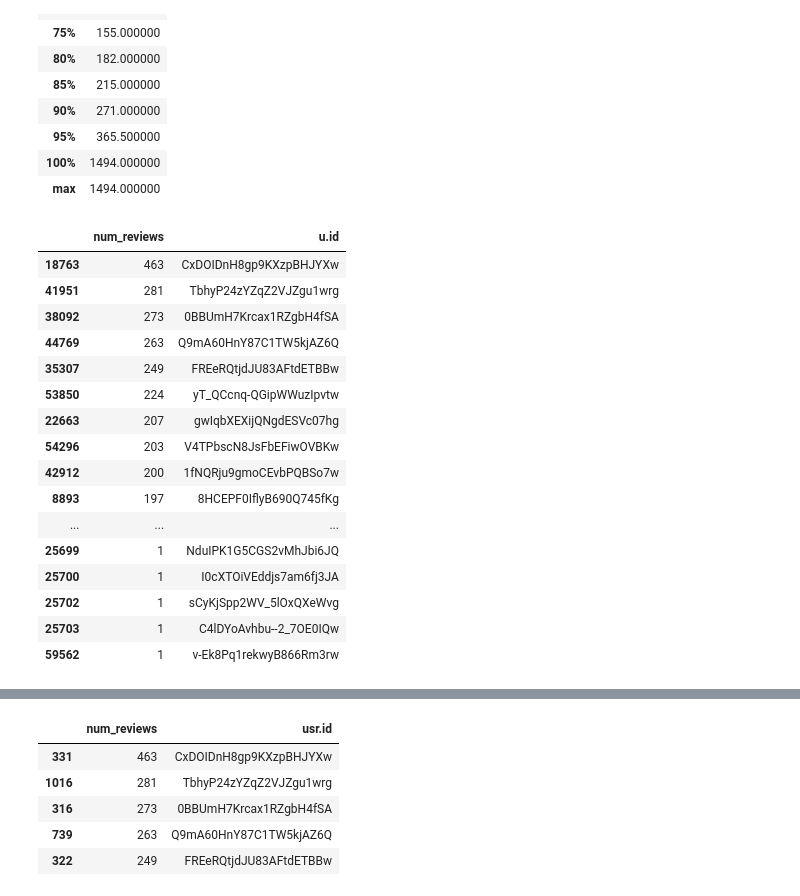
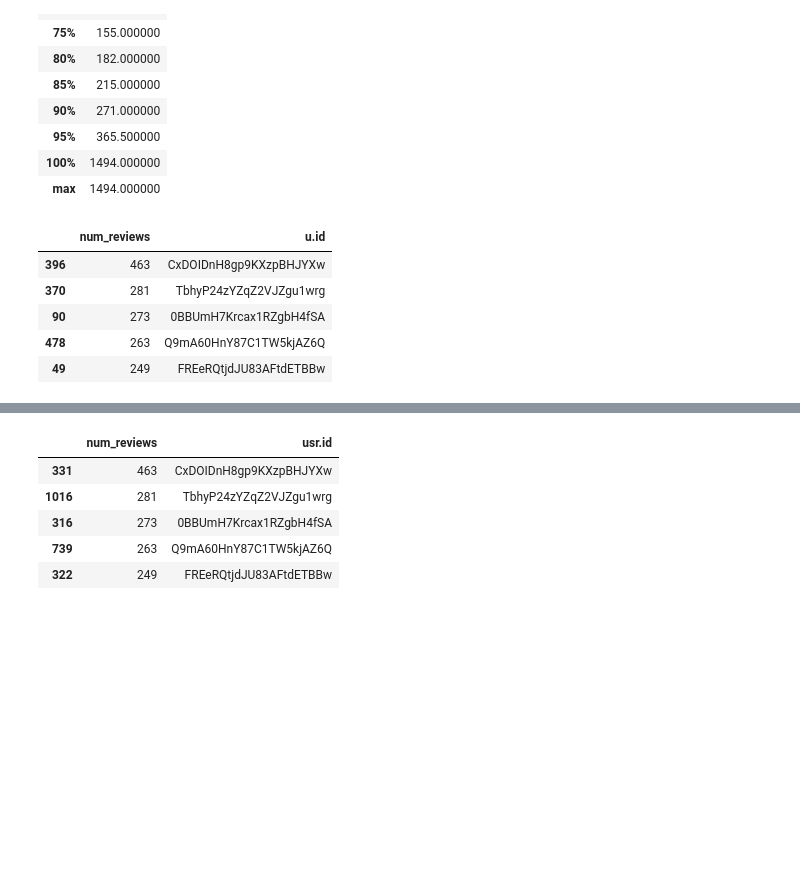
Before and after one commit to neo4j-contrib/neo4j-data-science-yelp, a Jupyter notebook: notebooks/neo4j_yelp_00_data_load_toronto.ipynb, the cells around one changed output, grey strips where cells are left out. Drawn from its saved outputs; the diff is of its cells as text; code cells hidden in the pictures; blank space fills up the shorter version.

```diff
--- a/notebooks/neo4j_yelp_00_data_load_toronto.ipynb
+++ b/notebooks/neo4j_yelp_00_data_load_toronto.ipynb
@@ -566,34 +554,23 @@ result_df.describe([0,0.25, 0.5,0.75,0.8,0.85,0.9,0.95,1])
 # %%
 %%time
 # get number of reviews a user has given
 
 query = """
         MATCH (u:User)-[r:REVIEWED]->(b:Business)
         RETURN u.id, COUNT(r) as num_reviews
         """
 
 with driver.session() as session:
     result = session.run(query)
 
 
 result_df = pd.DataFrame([dict(record) for record in result])
 
-display(result_df.sort_values('num_reviews',ascending=False))
+display(result_df.sort_values('num_reviews',ascending=False).head())
 # %% [output]
 |  | num_reviews | u.id |
-| 18763 | 463 | CxDOIDnH8gp9KXzpBHJYXw |
-| 41951 | 281 | TbhyP24zYZqZ2VJZgu1wrg |
-| 38092 | 273 | 0BBUmH7Krcax1RZgbH4fSA |
-| 44769 | 263 | Q9mA60HnY87C1TW5kjAZ6Q |
-| 35307 | 249 | FREeRQtjdJU83AFtdETBBw |
-| 53850 | 224 | yT_QCcnq-QGipWWuzIpvtw |
-| 22663 | 207 | gwIqbXEXijQNgdESVc07hg |
-| 54296 | 203 | V4TPbscN8JsFbEFiwOVBKw |
-| 42912 | 200 | 1fNQRju9gmoCEvbPQBSo7w |
-| 8893 | 197 | 8HCEPF0IflyB690Q745fKg |
-| ... | ... | ... |
-| 25699 | 1 | NduIPK1G5CGS2vMhJbi6JQ |
-| 25700 | 1 | I0cXTOiVEddjs7am6fj3JA |
-| 25702 | 1 | sCyKjSpp2WV_5lOxQXeWvg |
-| 25703 | 1 | C4lDYoAvhbu--2_7OE0IQw |
-| 59562 | 1 | v-Ek8Pq1rekwyB866Rm3rw |
+| 396 | 463 | CxDOIDnH8gp9KXzpBHJYXw |
+| 370 | 281 | TbhyP24zYZqZ2VJZgu1wrg |
+| 90 | 273 | 0BBUmH7Krcax1RZgbH4fSA |
+| 478 | 263 | Q9mA60HnY87C1TW5kjAZ6Q |
+| 49 | 249 | FREeRQtjdJU83AFtdETBBw |
```
Also changed, not shown: parts of 2 cells of this notebook.
